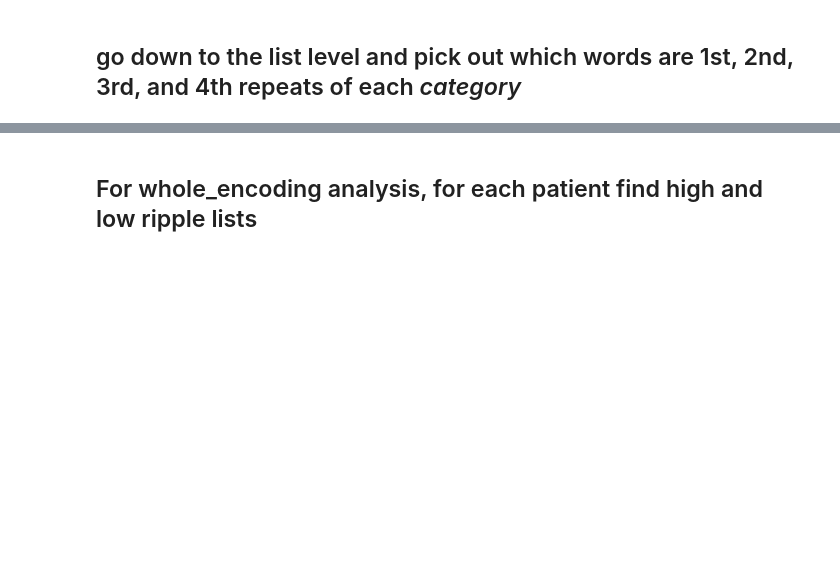
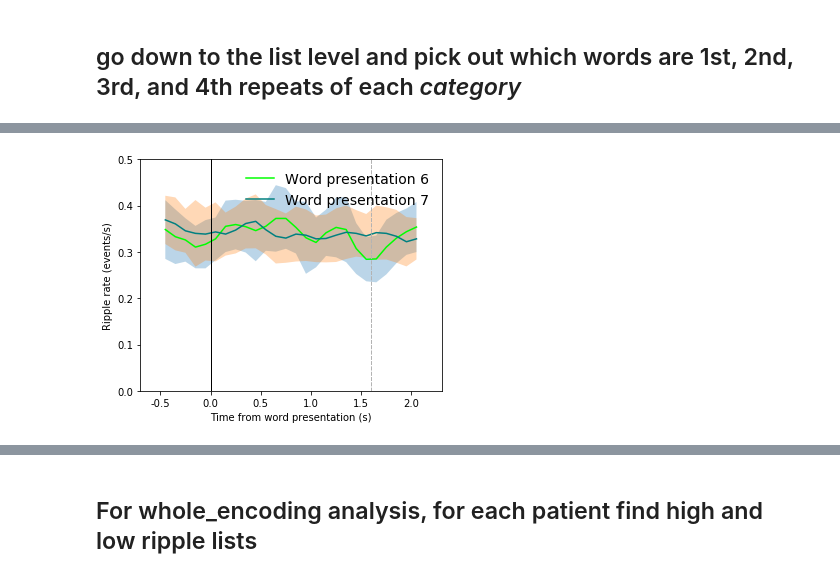
Before and after one commit to jjsakon/SWR, a Jupyter notebook: code/SWRanalysisClustering-encodingLoad.ipynb, the cells around one changed output, grey strips where cells are left out. Saved outputs shown, nothing was run; the diff lists cells and outputs as text; code cells hidden in the pictures; blank space fills up the shorter version.

```diff
--- a/code/SWRanalysisClustering-encodingLoad.ipynb
+++ b/code/SWRanalysisClustering-encodingLoad.ipynb
@@ -686,0 +734,84 @@ done making binned start_array with shape:
+# %%
+%autoreload
+
+# Then bin it for the CIs and plot each
+# then do ME stats on seleted bins and add significance bars if p<0.05
+
+plot_SEs = 1
+
+encoding_time = 2300 # actual preentation is 1.6 s + 0.75-1.0 s so keep +700 ms so can plot +500 ms
+pre_encoding_time = -700
+
+bin_size = 100 # in ms
+smoothing_triangle = 5 # triangular smoothing window width
+samples = 100
+pad = int(np.floor(smoothing_triangle/2)) # factor is how many points from middle does triangle go?
+sr_factor = 2
+
+# subject_name_array and session_name_array are the same for all 4
+
+# for recalled and then forgotten words
+for category in range(2):
+    if category == 0:
+        temp_start_array = r6
+        cat_subject_name_array = r6_sub_array
+        cat_session_name_array = r6_sess_array
+
+        # for plot
+        subplots(1,1,figsize=(5,4))
+        plot_color = (0,1,0) #(1,0,0)
+        label = 'Word presentation 6'
+#         text(500,0.21,label,usetex=True,size=16,color=plot_color)
+#         text(500,0.18,'Number of trials: '+str(temp_start_array.shape[0]),color=plot_color)
+
+    elif category == 1:
+        temp_start_array = r7
+        cat_subject_name_array = r7_sub_array
+        cat_session_name_array = r7_sess_array
+
+        plot_color = (0,0.5,0.5) #(0.75,0,0)
+        label = 'Word presentation 7'
+
+    # make a PSTH based on start times of SWRs
+
+    PSTH,bin_centers = fullPSTH(temp_start_array,bin_size,smoothing_triangle,sr,pre_encoding_time)
+    # bootstraps error bars by sampling from trials in raster with replacement samples number of
+    # times and then taking the standard deviation across those samples
+#     boot_samples = bootstrap(temp_start_array, bootnum=samples, samples=None, # bootstrap error bars using resampling
+#                    bootfunc=lambda x: bootPSTH(x,binsize,smoothing_triangle,sr,pre_encoding_time))
+#     boot_SD = np.std(boot_samples,0)
+
+    # get binned start array (trials X bins)
+    binned_start_array = binBinaryArray(temp_start_array,bin_size,sr_factor)
+    if pad > 0:
+        binned_start_array = binned_start_array[:,pad:-pad] # remove edge bins
+    print('done making binned start_array with shape:')
+    print(binned_start_array.shape)
+
+    # note that output is the net ± distance from mean
+    if plot_SEs == 1:
+        SE_plot = getMixedEffectSEs(binned_start_array,cat_subject_name_array,cat_session_name_array)
+        print('SEs created!')
+
+    # plot
+    xr = bin_centers #np.arange(psth_start,psth_end,binsize)
+    xr = xr[pad:-pad];
+
+    plot(xr,PSTH[pad:-pad],color=plot_color,label = label)
+    if plot_SEs == 1:
+        fill_between(xr, PSTH[pad:-pad]-SE_plot[0,:], PSTH[pad:-pad]+SE_plot[0,:], alpha = 0.3)
+    xticks(np.arange(pre_encoding_time+pad*100,encoding_time-pad*100+1,500),
+           np.arange((pre_encoding_time+pad*100)/1000,(encoding_time-pad*100)/1000+1,500/1000))
+    xlabel('Time from word presentation (s)')
+    ylabel('Ripple rate (events/s)')
+    tight_layout()
+    ax = plt.gca()
+    ylim = 0.5
+    ax.set_ylim(0,ylim)
+    ax.set_xlim(pre_encoding_time,encoding_time)
+    plot([0,0],[ax.get_ylim()[0],ax.get_ylim()[1]],linewidth=1,linestyle='-',color=(0,0,0))
+    plot([1600,1600],[ax.get_ylim()[0],ax.get_ylim()[1]],linewidth=1,linestyle='--',color=(0.7,0.7,0.7))
+
+leg = ax.legend(frameon=False,prop={'size': 14})
+a=1;
+# %% [output]
@@ -686,0 +824 @@ done making binned start_array with shape:
+[figure, added]
```
Also changed, not shown: parts of 12 cells of this notebook, 2 other files.
